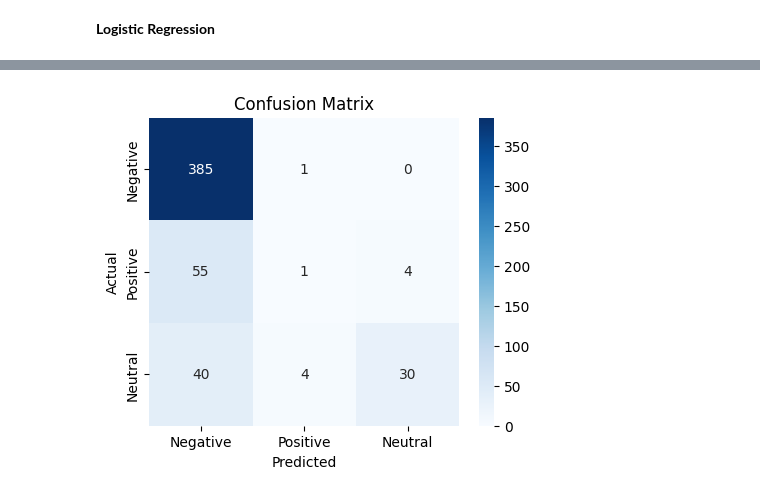
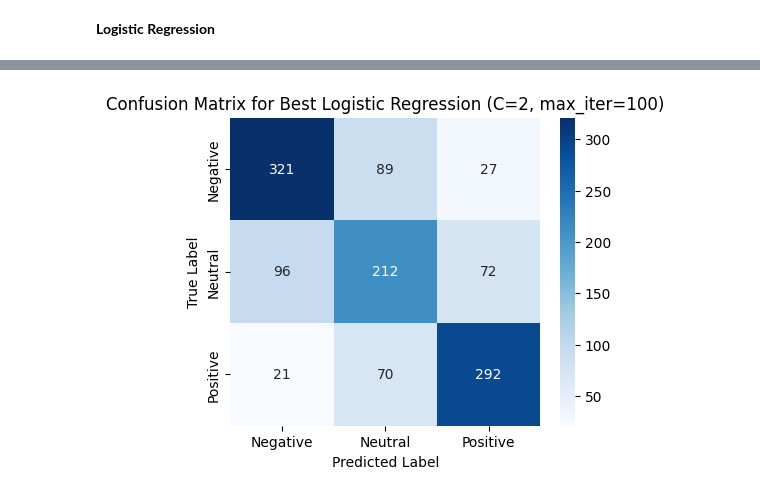
Before and after one commit to shakedbakst/Amazon_Reviews, a Jupyter notebook: amazon.ipynb, the cells around one changed output, grey strips where cells are left out. Cells and saved outputs as stored; diff of their text form; code cells hidden in the pictures.

```diff
--- a/amazon.ipynb
+++ b/amazon.ipynb
@@ -783,6 +526,23 @@ from sklearn.neighbors import KNeighborsClassifier
 from sklearn.model_selection import GridSearchCV
 from sklearn.feature_extraction.text import TfidfVectorizer
 from sklearn.model_selection import train_test_split
+
+
+# Features and target variable
+X = df['Reviews']  # לוקחים את הביקורות אחרי הניקוי
+y = df['sentiment']  # תוויות הרגש
+
+# מחלקים את הדאטה לסט אימון וסט בדיקה (80% אימון, 20% בדיקה)
+X_train, X_test, y_train, y_test = train_test_split(X, y, test_size=0.2, random_state=42)
+
+# Initialize TF-IDF Vectorizer
+vectorizer = TfidfVectorizer(stop_words='english', max_features=5000, ngram_range=(1, 2))
+
+# התאמת ה-TF-IDF על סט האימון בלבד
+X_train_transformed = vectorizer.fit_transform(X_train)
+
+# המרת סט הבדיקה לפי אותו וקטוריזר (בלי fit מחדש!)
+X_test_transformed = vectorizer.transform(X_test)
 
 
 # Define the parameter grid for GridSearchCV with n_neighbors up to 100 in steps of 4
@@ -881,7 +701,7 @@ param_grid = {
     'max_depth': [60, 65, 70, 75, 80],
     'min_samples_split': [60, 65, 70, 75, 80],
     'min_samples_leaf': [1, 2, 5, 7],
-    'max_features': [None, 'auto', 'sqrt', 'log2']
+    'max_features': [None, 'sqrt', 'log2']
 }
 
 # Initialize GridSearchCV
@@ -1018,37 +821,45 @@ weighted avg       0.74      0.81      0.75       520
 **Logistic Regression**
 # %%
 # Define the parameter grid for GridSearchCV
-param_grid = [
-    {
-    'max_iter' : [100, 1000, 2500, 5000]
-    }
-]
+param_grid = {
+    'C': [0.1, 0.5, 1, 2, 5, 10, 50, 100],  # Regularization parameter
+    'max_iter': [50, 100, 250, 500, 1000, 2500, 5000]
+}
 
 # Initialize GridSearchCV with Logistic Regression model and parameter grid
-grid_search = GridSearchCV(LogisticRegression(), param_grid, cv=5, scoring='accuracy')
+grid_search = GridSearchCV(LogisticRegression(), param_grid, cv=5, scoring='accuracy', n_jobs=-1)
 
 # Fit GridSearchCV on the training data
 grid_search.fit(X_train_transformed, y_train)
 
 # Get the best parameters and the corresponding accuracy
-
+best_params = grid_search.best_params_
 best_accuracy = grid_search.best_score_
 
-print(f"Best Parameters: {grid_search.best_params_}")
-print(f"Best Cross-Validation Accuracy: {best_accuracy:.4f}")
+print(f"✅ Best Parameters: {best_params}")
+print(f"✅ Best Cross-Validation Accuracy: {best_accuracy:.4f}")
+
+# Train the best model on the entire training set
+best_logreg_model = grid_search.best_estimator_
+best_logreg_model.fit(X_train_transformed, y_train)
 
 # Evaluate the best model on the test set
-best_logreg_model = grid_search.best_estimator_
 y_pred = best_logreg_model.predict(X_test_transformed)
 
-print("Classification Report:\n", classification_report(y_test, y_pred))
+# Print classification report
+print("\n📊 Classification Report:")
+print(classification_report(y_test, y_pred))
 
-# Print confusion matrix
+# Compute confusion matrix
 conf_matrix = confusion_matrix(y_test, y_pred)
+
+# Plot confusion matrix
 plt.figure(figsize=(5, 4))
-sns.heatmap(conf_matrix, annot=True, fmt='d', cmap='Blues', xticklabels=['Negative', 'Positive', 'Neutral'], yticklabels=['Negative', 'Positive', 'Neutral'])
-plt.xlabel('Predicted')
-plt.ylabel('Actual')
-plt.title('Confusion Matrix')
+sns.heatmap(conf_matrix, annot=True, fmt='d', cmap='Blues',
+            xticklabels=['Negative', 'Neutral', 'Positive'],
+            yticklabels=['Negative', 'Neutral', 'Positive'])
+plt.xlabel('Predicted Label')
+plt.ylabel('True Label')
+plt.title(f'Confusion Matrix for Best Logistic Regression (C={best_params["C"]}, max_iter={best_params["max_iter"]})')
 plt.show()
 # %% [output]
@@ -1067 +879 @@ weighted avg       0.74      0.80      0.74       520
-[figure, old version]
+[figure, new version]
```
Also changed, not shown: parts of 38 cells of this notebook.
